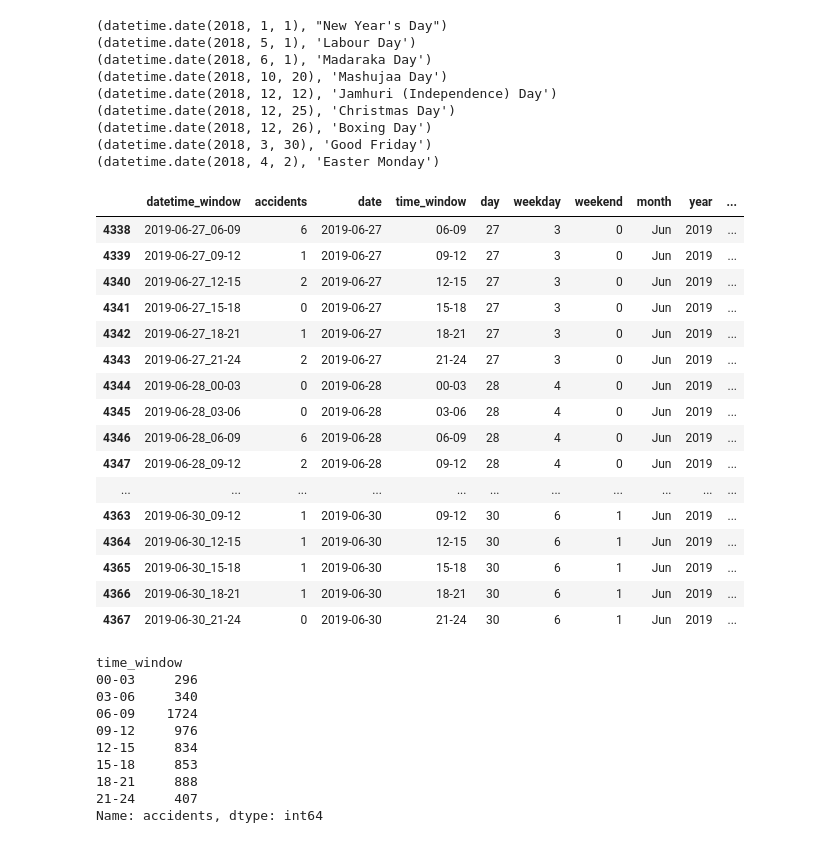
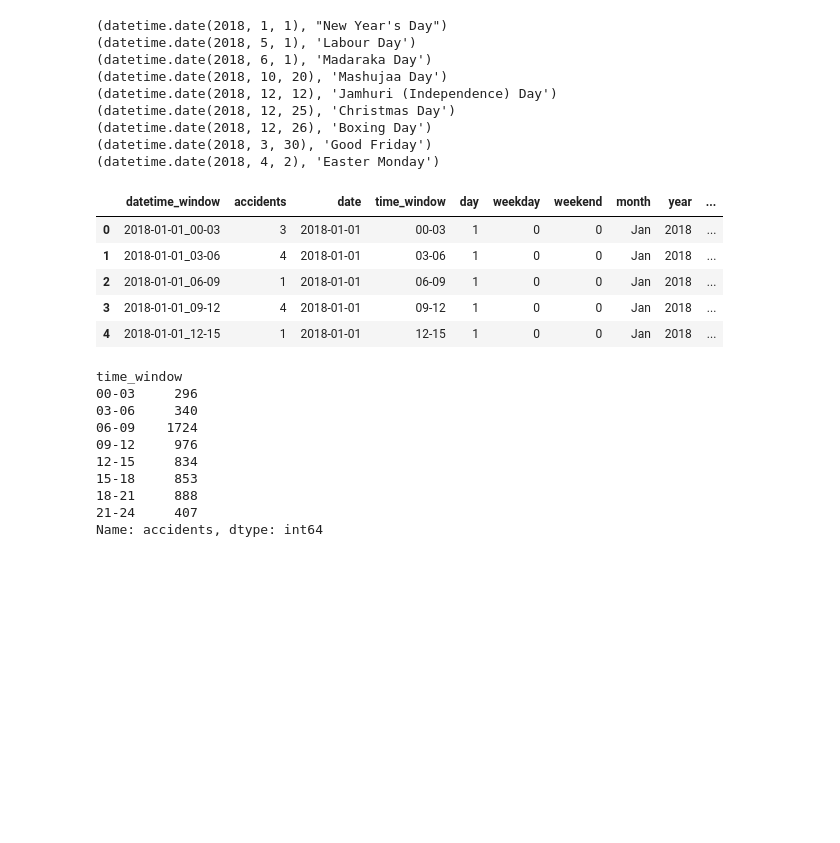
Before and after one commit to AndOleAnd/Capstone_N_A_P, a Jupyter notebook: Notebooks/Accidents_EDA.ipynb, the cells around one changed output. Saved outputs shown, nothing was run; the diff lists cells and outputs as text; code cells hidden in the pictures; blank space fills up the shorter version.

```diff
--- a/Notebooks/Accidents_EDA.ipynb
+++ b/Notebooks/Accidents_EDA.ipynb
@@ -29,6 +29,7 @@ import seaborn as sns
 ### Setup
 # %%
 pd.set_option('display.max_columns', None)
+pd.set_option('display.max_rows', None)
 # %% [markdown]
 [Back to top](#Top)<br>
 
@@ -68,5 +69,7 @@ df_train["month"] = df_train["datetime"].apply(lambda x: dict_months.get(x.month
 
 df_train["year"] = df_train["datetime"].apply(lambda x: x.year)
 
+df_train["holiday"] = df_train["date"].apply(lambda x: 1 if (x in holidays.Kenya()) else 0)
+
 df_train.head()
 # %% [output]
@@ -179,50 +182,39 @@ df_complete.rename(columns={"latitude":"latitude_max", "longitude":"longitude_ma
 # Adding spread for latitude and longitude
 df_complete["latitude_spread"] = df_complete["latitude_max"] - df_complete["latitude_min"]
 df_complete["longitude_spread"] = df_complete["longitude_max"] - df_complete["longitude_min"]
 
 # Adding median for latitude and longitude
 l_median = df_train.groupby("datetime_window")[["latitude", "longitude"]].median().reset_index()
 df_complete = df_complete.merge(l_median[["datetime_window", "latitude", "longitude"]], on="datetime_window", how='left')
 df_complete.rename(columns={"latitude":"latitude_median", "longitude":"longitude_median"}, inplace=True)
 
 # Adding mean for latitude and longitude
 l_mean = df_train.groupby("datetime_window")[["latitude", "longitude"]].mean().reset_index()
 df_complete = df_complete.merge(l_mean[["datetime_window", "latitude", "longitude"]], on="datetime_window", how='left')
 df_complete.rename(columns={"latitude":"latitude_mean", "longitude":"longitude_mean"}, inplace=True)
 
 # Adding standard deviation for latitude and longitude
 l_std = df_train.groupby("datetime_window")[["latitude", "longitude"]].std().reset_index()
 df_complete = df_complete.merge(l_std[["datetime_window", "latitude", "longitude"]], on="datetime_window", how='left')
 df_complete.rename(columns={"latitude":"latitude_std", "longitude":"longitude_std"}, inplace=True)
 
 
 
 # Filling NaNs with zeros
 df_complete.fillna(value=0, inplace=True)
 
 # Changing type to integer
 df_complete["accidents"] = df_complete["accidents"].astype("int")
 
 # Printing head
-df_complete.tail(30)
+df_complete.head()
 # %% [output]
 |  | datetime_window | accidents | date | time_window | day | weekday | weekend | month | year | ... |
-| 4338 | 2019-06-27_06-09 | 6 | 2019-06-27 | 06-09 | 27 | 3 | 0 | Jun | 2019 | ... |
-| 4339 | 2019-06-27_09-12 | 1 | 2019-06-27 | 09-12 | 27 | 3 | 0 | Jun | 2019 | ... |
-| 4340 | 2019-06-27_12-15 | 2 | 2019-06-27 | 12-15 | 27 | 3 | 0 | Jun | 2019 | ... |
-| 4341 | 2019-06-27_15-18 | 0 | 2019-06-27 | 15-18 | 27 | 3 | 0 | Jun | 2019 | ... |
-| 4342 | 2019-06-27_18-21 | 1 | 2019-06-27 | 18-21 | 27 | 3 | 0 | Jun | 2019 | ... |
-| 4343 | 2019-06-27_21-24 | 2 | 2019-06-27 | 21-24 | 27 | 3 | 0 | Jun | 2019 | ... |
-| 4344 | 2019-06-28_00-03 | 0 | 2019-06-28 | 00-03 | 28 | 4 | 0 | Jun | 2019 | ... |
-| 4345 | 2019-06-28_03-06 | 0 | 2019-06-28 | 03-06 | 28 | 4 | 0 | Jun | 2019 | ... |
-| 4346 | 2019-06-28_06-09 | 6 | 2019-06-28 | 06-09 | 28 | 4 | 0 | Jun | 2019 | ... |
-| 4347 | 2019-06-28_09-12 | 2 | 2019-06-28 | 09-12 | 28 | 4 | 0 | Jun | 2019 | ... |
-| ... | ... | ... | ... | ... | ... | ... | ... | ... | ... | ... |
-| 4363 | 2019-06-30_09-12 | 1 | 2019-06-30 | 09-12 | 30 | 6 | 1 | Jun | 2019 | ... |
-| 4364 | 2019-06-30_12-15 | 1 | 2019-06-30 | 12-15 | 30 | 6 | 1 | Jun | 2019 | ... |
-| 4365 | 2019-06-30_15-18 | 1 | 2019-06-30 | 15-18 | 30 | 6 | 1 | Jun | 2019 | ... |
-| 4366 | 2019-06-30_18-21 | 1 | 2019-06-30 | 18-21 | 30 | 6 | 1 | Jun | 2019 | ... |
-| 4367 | 2019-06-30_21-24 | 0 | 2019-06-30 | 21-24 | 30 | 6 | 1 | Jun | 2019 | ... |
+| 0 | 2018-01-01_00-03 | 3 | 2018-01-01 | 00-03 | 1 | 0 | 0 | Jan | 2018 | ... |
+| 1 | 2018-01-01_03-06 | 4 | 2018-01-01 | 03-06 | 1 | 0 | 0 | Jan | 2018 | ... |
+| 2 | 2018-01-01_06-09 | 1 | 2018-01-01 | 06-09 | 1 | 0 | 0 | Jan | 2018 | ... |
+| 3 | 2018-01-01_09-12 | 4 | 2018-01-01 | 09-12 | 1 | 0 | 0 | Jan | 2018 | ... |
+| 4 | 2018-01-01_12-15 | 1 | 2018-01-01 | 12-15 | 1 | 0 | 0 | Jan | 2018 | ... |
 # %%
 df_complete.groupby("time_window").sum("accidents")["accidents"]
 # %% [output]
```
Also changed, not shown: parts of 11 cells of this notebook.
